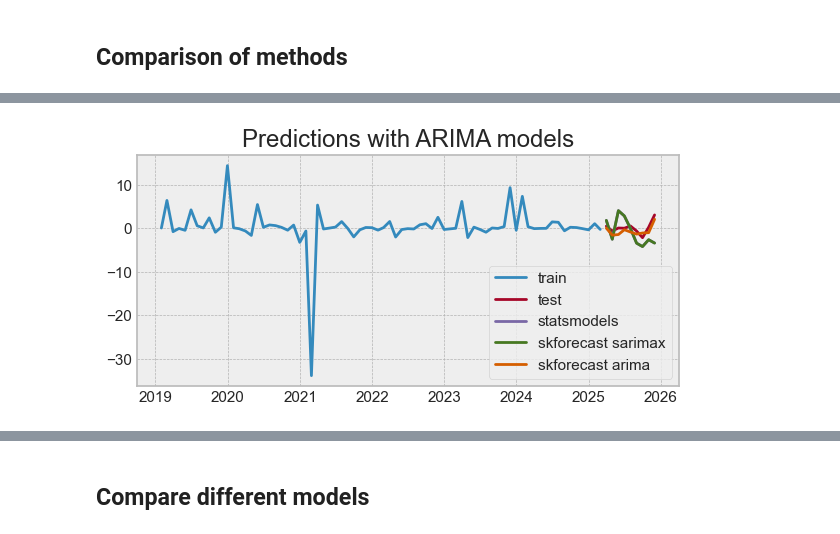
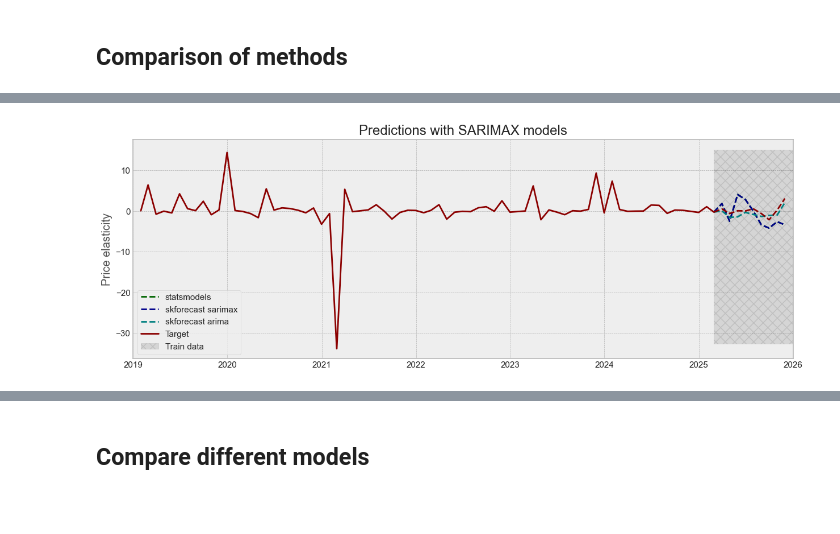
Before and after one commit to salimaabdalla/dpp_projekt_2026, a Jupyter notebook: notebooks/09_models_shareprices_stepwise.ipynb, the cells around one changed output, grey strips where cells are left out. Cells and saved outputs as stored; diff of their text form; code cells hidden in the pictures; blank space fills up the shorter version.

```diff
--- a/notebooks/09_models_shareprices_stepwise.ipynb
+++ b/notebooks/09_models_shareprices_stepwise.ipynb
@@ -45,6 +45,7 @@ from skforecast.model_selection import TimeSeriesFold, backtesting_stats, grid_s
 # %%
 path = '../data/processed/combined_data_with_elasticity.csv'
 df = pd.read_csv(path, index_col='date', skipfooter=1, parse_dates=True)
+size_diagrams = (15,5)
 # %% [markdown]
 ## Classes for training the models
 # %%
@@ -303,7 +304,7 @@ def train_model_combination(df, dict_lag, model_start, model_middle, model_end,
     color_m = 'orchid'
     color_mf = 'lightblue'
     color_mfl = 'pink'
-    fig, ax = plt.subplots(nrows=1, ncols=1, figsize=(15,5))
+    fig, ax = plt.subplots(nrows=1, ncols=1, figsize=size_diagrams)
     ax.plot(results.index,results.pred_m.values, label = 'Hilfsmodell 1', alpha = 0.5, color =color_m)#, color = 'blue');
     ax.plot(results.index,results.pred_mf.values, label = 'Hilfsmodell 2', alpha = 0.5, color =color_mf)#, color = 'lightblue');
     ax.plot(results.index,results.pred_mfl.values, label = 'Hilfsmodell 3', alpha = 0.5, color =color_mfl)#, color = 'green');
@@ -902,9 +903,9 @@ model_an.add(Dense(50,  activation="relu", input_shape=(features_train_transf.sh
 #model_an.add(Dense(500, activation = 'relu'))
 model_an.add(Dense(20, activation = 'relu'))
 #model_an.add(Dropout(rate=0.3))
-model_an.add(Dense(15, activation = 'relu'))
+model_an.add(Dense(10, activation = 'relu'))
 #model_an.add(Dropout(rate=0.3))
-model_an.add(Dense(10, activation = 'relu'))
+#model_an.add(Dense(10, activation = 'relu'))
 #model_an.add(Dropout(rate=0.3))
 model_an.add(Dense(1))#,activation = none))
 
@@ -913,19 +914,20 @@ model_an.compile(loss = tf.keras.losses.mse,
                 #metrics = ["mae"]
                 )  # compile the model
 
-#early_stop = EarlyStopping(monitor = 'val_loss', min_delta = 0.001, patience = 2)
+early_stop = EarlyStopping(monitor = 'val_loss', min_delta = 0.001, patience = 10)
 hist = model_an.fit(features_train_transf,
                     target_train,
                     validation_data=(features_test_transf, target_test),
-                    epochs=50,
+                    epochs=25,
                     batch_size=1,
-                    #callbacks=[early_stop]
+                    callbacks=[early_stop]
                    )#fits the model
 # batch_size: 32 bis 512, also 32, 64, 128, 256, 512
 
 
 fig, ax = plt.subplots(nrows=1, ncols=2, figsize=(14, 5.5))
 l = len(hist.history['loss'])
-ax[0].plot(range(l), hist.history['loss'],linestyle=':', color = 'orange')
-ax[0].plot(range(l), hist.history['val_loss'],linestyle=':', color = 'green')
+ax[0].plot(range(l), hist.history['loss'],linestyle=':', color = 'orange', label = 'Loss')
+ax[0].plot(range(l), hist.history['val_loss'],linestyle=':', color = 'green', label = 'validation loss')
+ax[0].legend()
 # %% [output]
@@ -1348,16 +1351,70 @@ dtype: float64
 # %% [markdown]
 ## Comparison of methods
 # %%
+# Plot predictions
+# ==============================================================================
+fig, ax = plt.subplots(figsize=size_diagrams)
+color_target = 'darkred'
+color_final = 'darkgreen'
+color_m = 'orchid'
+color_mf = 'lightblue'
+color_mfl = 'pink'
+
+value_date = target_train.index[-1]
+new_index = target_test.index
+new_index= new_index.tolist()
+new_index.insert(0,value_date)
+
+value = target_train[-1]
+labels = ['statsmodels','skforecast sarimax' , 'skforecast arima']
+colors = ['darkgreen', 'darkblue', 'teal']
+predictions = [predictions_statsmodels, predictions_skforecast_sarimax, predictions_skforecast_arima]
+for i in range(3):
+    pred = predictions[i]
+    results_list= pred.values.tolist()
+    if i in [0,2]:
+        results_list.insert(0,value)
+    else:
+        results_list.insert(0,[value])
+    print(results_list)
+    ax.plot(new_index, results_list, label= labels[i], color = colors[i], linestyle = '--')
+#print(results_list)
+
+#value_date = value.tolist()[0]
 
 
-# Plot predictions
-# ==============================================================================
-fig, ax = plt.subplots(figsize=(7, 3))
-ax.plot(target_train, label='train')
-ax.plot(target_test, label='test')
-ax.plot(predictions_statsmodels.index, predictions_statsmodels.values, label='statsmodels')
-ax.plot(predictions_skforecast_sarimax, label='skforecast sarimax')
-ax.plot(predictions_skforecast_arima, label='skforecast arima')
-ax.set_title('Predictions with ARIMA models')
+#print(new_index)
+#fig_test, ax_test = plt.subplots(nrows=1, ncols=1, figsize=(15,5))
+#ax.plot(new_index,results_list , color = color_ann, linestyle = '--');
+ax.plot(new_index,[target_train.values.tolist()[-1]] + target_test.values.tolist(), color = color_target, linestyle = '--');
+
+
+ax.plot(target_train, label='Target', color = color_target )
+#ax.plot(target_test, color = color_target, linestyle = '--')
+
+xlim = ax.get_xlim()
+ylim = ax.get_ylim()
+ylim_min = ax.get_ylim()[0]
+ylim_max = ax.get_ylim()[1]
+laenge = ylim_max - ylim_min
+laenge_neu = laenge* 0.9
+laenge_neu2 = laenge_neu
+    #laenge_neu * ylim_min / laenge
+xmax = ax.get_xlim()[1]
+    #ax.fill_betweenx(ylim, pd.to_datetime('2021-04-30'), xmax, alpha=0.1, color = 'black')
+    #ax.fill_betweenx([laenge_neu * ylim_min / laenge , laenge_neu * ylim_max / laenge], pd.to_datetime('2024-11-30'), xmax, alpha=0.1, color = 'black')
+ax.fill_betweenx([laenge_neu2 * ylim_min / laenge , laenge_neu2 * ylim_max / laenge], pd.to_datetime('2025-02-28'), xmax, alpha=0.1, color = 'black', hatch='xx', label = 'Train data')
+    #ax.text(x = pd.to_datetime('2019-02-05') , y=ylim[0], s = 'Mondelez', fontsize = 'x-large', alpha = 0.2)
+    #ax.text(x = pd.to_datetime('2021-05-05') , y=ylim[0], s = 'Ferrero', fontsize = 'x-large', alpha = 0.2)
+    #ax.text(x = pd.to_datetime('2024-12-02') , y=laenge_neu * ylim_min / laenge, s = 'Lindt', fontsize = 'medium', alpha = 0.2)
+    #ax.set_xlim(xlim)
+ax.set_xlim([pd.to_datetime('2019-01-01'), pd.to_datetime('2026-01-01') ])
+ax.set_ylabel('Price elasticity', alpha = 0.8)
+    #ax.axvline(pd.to_datetime('2021-04-30'), linestyle = ':', linewidth = 2)#, color = 'red')
+    #ax.axvline(pd.to_datetime('2024-11-30'), linestyle = ':', linewidth = 2)#, color = 'red')
+    #plt.xticks(rotation=90)
+#ax.set_title('ANN')
+#ax.legend()
+ax.set_title('Predictions with SARIMAX models')
 ax.legend();
 # %% [output]
@@ -1364 +1424 @@ ax.legend();
-[figure, old version]
+[figure, new version]
```
Also changed, not shown: parts of 6 cells of this notebook.
